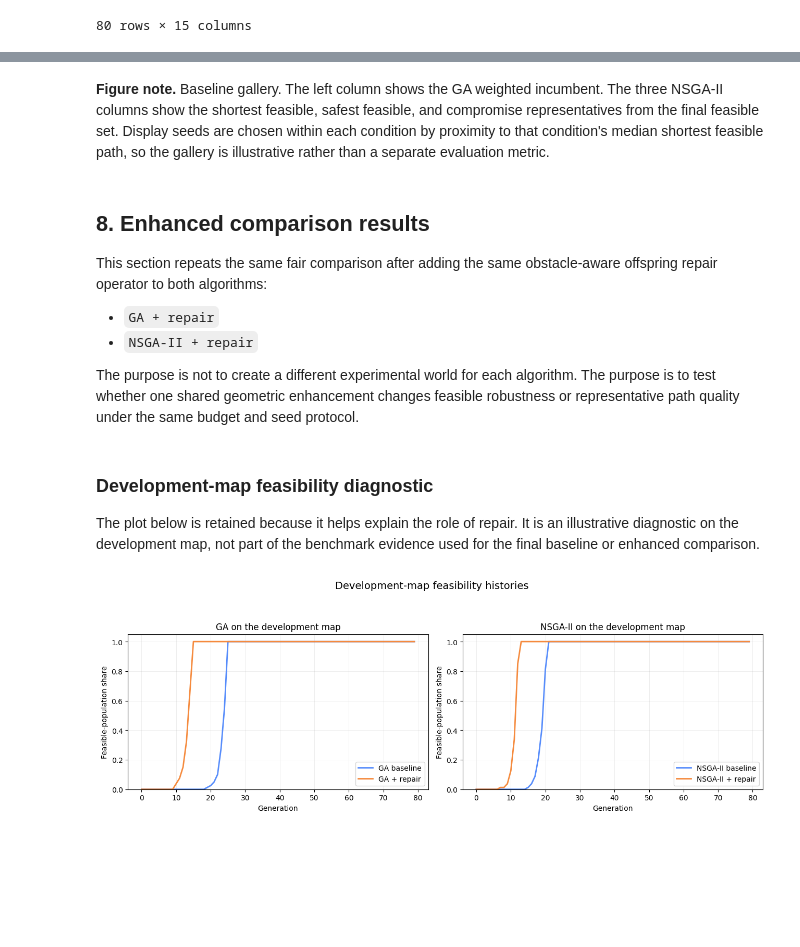
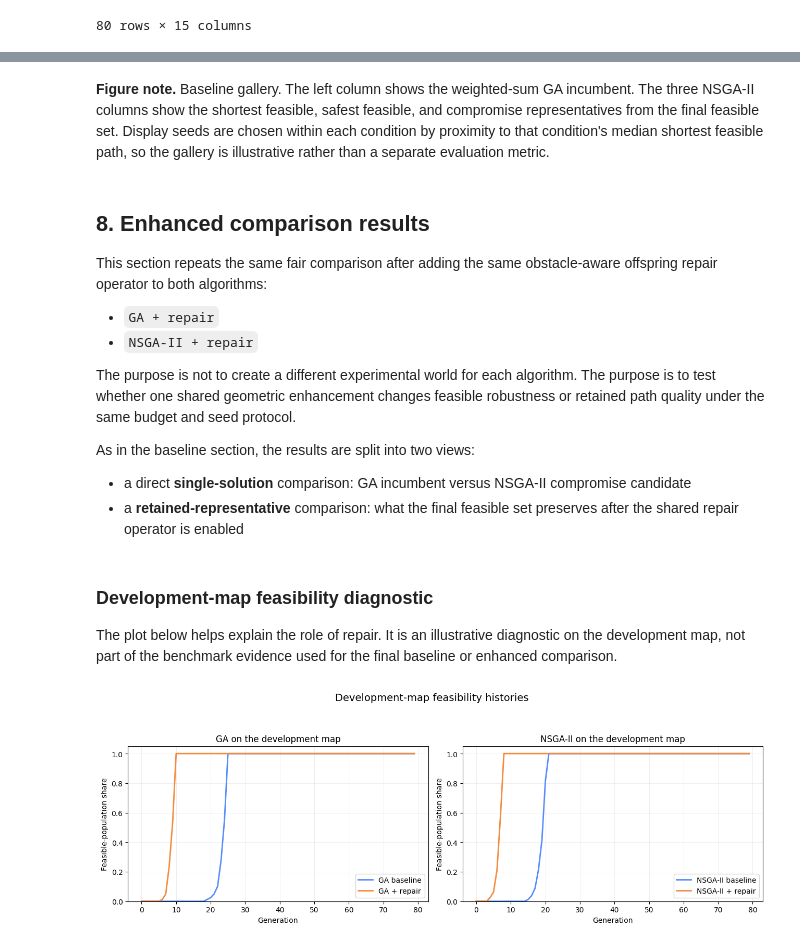
Before and after one commit to kritchawat/2110742-Evolutionary-Computation, a Jupyter notebook: uav/uav_path_planning.ipynb, the cells around one changed output, grey strips where cells are left out. Drawn from its saved outputs; the diff is of its cells as text; code cells hidden in the pictures; blank space fills up the shorter version.

```diff
--- a/uav/uav_path_planning.ipynb
+++ b/uav/uav_path_planning.ipynb
@@ -135,29 +113,31 @@ The experiments below fix `K = 8` interior waypoints. Circular obstacles are kep
 # %%
 from __future__ import annotations
 
-from dataclasses import dataclass, replace
+from dataclasses import asdict, dataclass, is_dataclass, replace
+import hashlib
+import json
 import math
-from typing import List, Sequence, Tuple
+import pickle
+from pathlib import Path
+from typing import Any, Callable, Mapping, Sequence, Tuple
 
+import matplotlib.pyplot as plt
 import numpy as np
 import pandas as pd
-import matplotlib.pyplot as plt
 
+from pymoo.algorithms.moo.nsga2 import NSGA2
+from pymoo.algorithms.soo.nonconvex.ga import GA
 from pymoo.core.problem import ElementwiseProblem
 from pymoo.core.repair import Repair
 from pymoo.core.sampling import Sampling
-from pymoo.algorithms.soo.nonconvex.ga import GA
-from pymoo.algorithms.moo.nsga2 import NSGA2
-from pymoo.operators.sampling.rnd import FloatRandomSampling
 from pymoo.operators.crossover.sbx import SBX
 from pymoo.operators.mutation.pm import PM
+from pymoo.operators.sampling.rnd import FloatRandomSampling
 from pymoo.optimize import minimize
+from scipy.stats import rankdata, wilcoxon
 
 Point = Tuple[float, float]
-GA_WEIGHTS = (1.0, 120.0)
-POP_SIZE = 80
-N_GEN = 80
-COMPROMISE_RULE = "Feasible point closest to the normalized ideal point"
+CACHE_SCHEMA_VERSION = "uav-path-planning-cache-v3"
 # %%
 @dataclass(frozen=True)
 class CircleObstacle:
@@ -1779,5 +2871,5 @@ plot_comparison_gallery(baseline_runs, "Baseline")
 # %% [markdown]
-**Figure note.** Baseline gallery. The left column shows the GA weighted incumbent. The three NSGA-II columns show the shortest feasible, safest feasible, and compromise representatives from the final feasible set. Display seeds are chosen within each condition by proximity to that condition's median shortest feasible path, so the gallery is illustrative rather than a separate evaluation metric.
+**Figure note.** Baseline gallery. The left column shows the weighted-sum GA incumbent. The three NSGA-II columns show the shortest feasible, safest feasible, and compromise representatives from the final feasible set. Display seeds are chosen within each condition by proximity to that condition's median shortest feasible path, so the gallery is illustrative rather than a separate evaluation metric.
 # %% [markdown]
 ## 8. Enhanced comparison results
 
@@ -1786,40 +2878,45 @@ This section repeats the same fair comparison after adding the same obstacle-awa
 - `GA + repair`
 - `NSGA-II + repair`
 
-The purpose is not to create a different experimental world for each algorithm. The purpose is to test whether one shared geometric enhancement changes feasible robustness or representative path quality under the same budget and seed protocol.
+The purpose is not to create a different experimental world for each algorithm. The purpose is to test whether one shared geometric enhancement changes feasible robustness or retained path quality under the same budget and seed protocol.
+
+As in the baseline section, the results are split into two views:
+
+- a direct **single-solution** comparison: GA incumbent versus NSGA-II compromise candidate
+- a **retained-representative** comparison: what the final feasible set preserves after the shared repair operator is enabled
 # %% [markdown]
 ### Development-map feasibility diagnostic
 
-The plot below is retained because it helps explain the role of repair. It is an illustrative diagnostic on the development map, not part of the benchmark evidence used for the final baseline or enhanced comparison.
+The plot below helps explain the role of repair. It is an illustrative diagnostic on the development map, not part of the benchmark evidence used for the final baseline or enhanced comparison.
 # %%
 demo_seed = EVALUATION_SEEDS[0]
-ga_base_demo = CONDITION_SPECS["GA baseline"]["run_fn"](config, seed=demo_seed, **CONDITION_SPECS["GA baseline"]["run_kwargs"])
-ga_repair_demo = CONDITION_SPECS["GA + repair"]["run_fn"](config, seed=demo_seed, **CONDITION_SPECS["GA + repair"]["run_kwargs"])
-nsga_base_demo = CONDITION_SPECS["NSGA-II baseline"]["run_fn"](config, seed=demo_seed, **CONDITION_SPECS["NSGA-II baseline"]["run_kwargs"])
-nsga_repair_demo = CONDITION_SPECS["NSGA-II + repair"]["run_fn"](config, seed=demo_seed, **CONDITION_SPECS["NSGA-II + repair"]["run_kwargs"])
+ga_base_demo = CONDITION_SPECS["GA baseline"]["profile"].run(config, seed=demo_seed)
+ga_repair_demo = CONDITION_SPECS["GA + repair"]["profile"].run(config, seed=demo_seed)
+nsga_base_demo = CONDITION_SPECS["NSGA-II baseline"]["profile"].run(config, seed=demo_seed)
+nsga_repair_demo = CONDITION_SPECS["NSGA-II + repair"]["profile"].run(config, seed=demo_seed)
 
 fig, axes = plt.subplots(1, 2, figsize=(13, 4.5))
 axes[0].plot(extract_feasible_share_history(ga_base_demo, config), label="GA baseline", linewidth=2)
 axes[0].plot(extract_feasible_share_history(ga_repair_demo, config), label="GA + repair", linewidth=2)
 axes[0].set_title("GA on the development map")
 axes[0].set_xlabel("Generation")
 axes[0].set_ylabel("Feasible-population share")
 axes[0].set_ylim(0, 1.05)
 axes[0].grid(alpha=0.3)
 axes[0].legend(loc="lower right")
 
 axes[1].plot(extract_feasible_share_history(nsga_base_demo, config), label="NSGA-II baseline", linewidth=2)
 axes[1].plot(extract_feasible_share_history(nsga_repair_demo, config), label="NSGA-II + repair", linewidth=2)
 axes[1].set_title("NSGA-II on the development map")
 axes[1].set_xlabel("Generation")
 axes[1].set_ylabel("Feasible-population share")
 axes[1].set_ylim(0, 1.05)
 axes[1].grid(alpha=0.3)
 axes[1].legend(loc="lower right")
 
 fig.suptitle("Development-map feasibility histories", fontsize=14, y=1.02)
 plt.tight_layout(rect=(0, 0, 1, 0.95))
 plt.show()
 # %% [output]
-[figure, old version]
+[figure, new version]
 # %%
```
Also changed, not shown: parts of 40 cells of this notebook, 1 other file.
